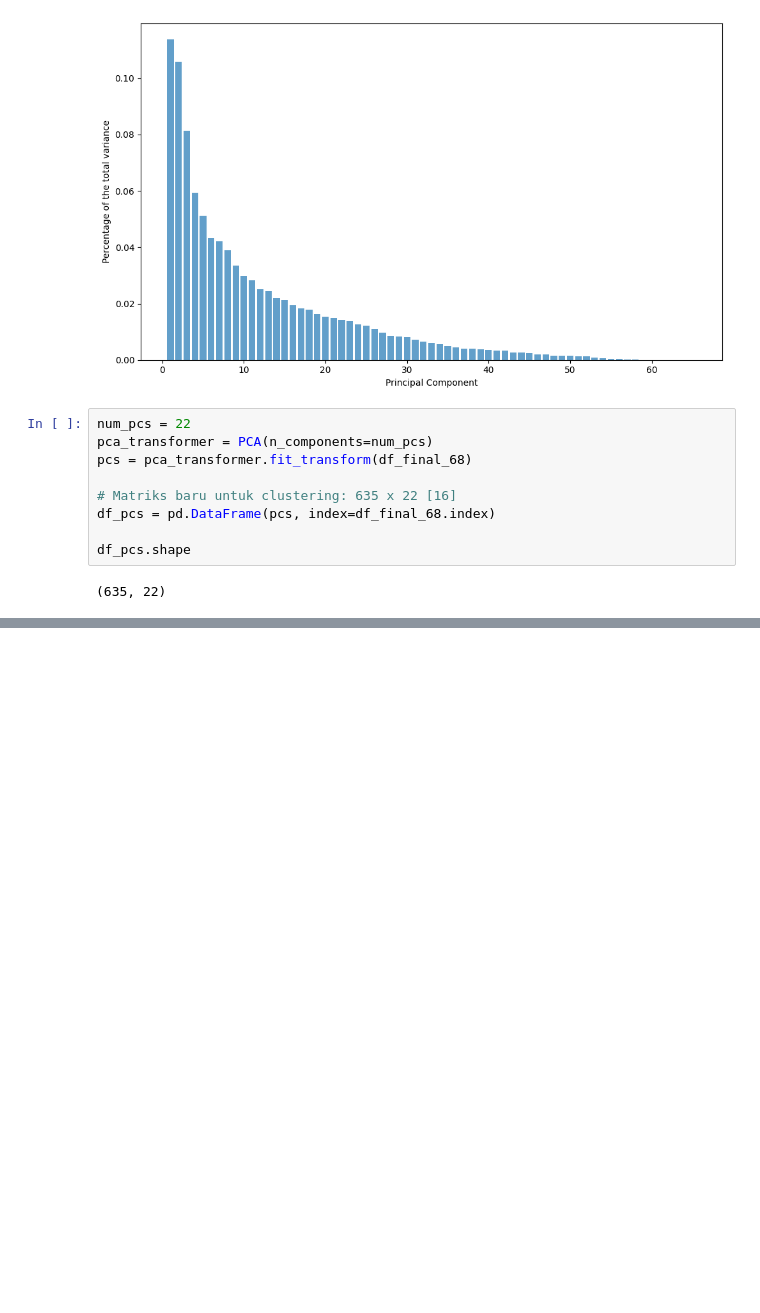
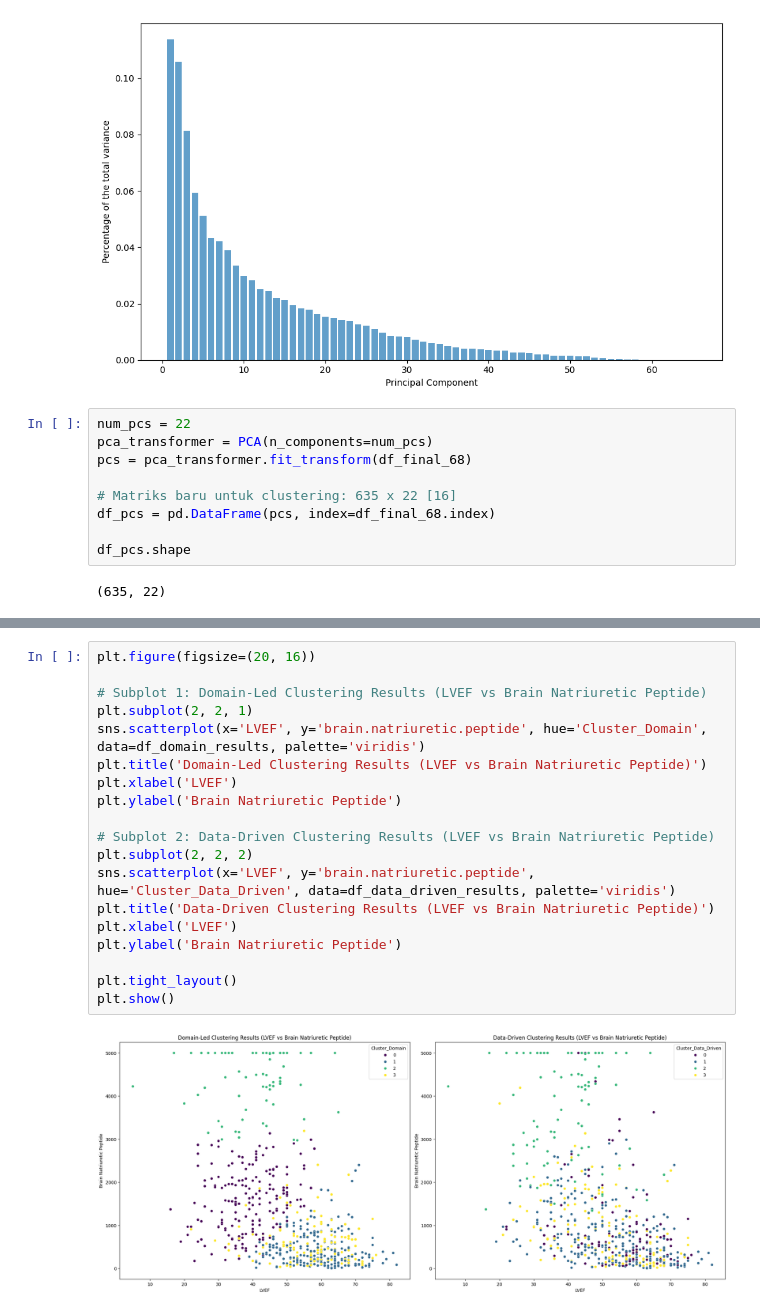
Before and after one commit to Raruu/Machine-Learning-2025, a Jupyter notebook: JS04/Tugas_Jurnal_Hidayat_Widi_Saputra.ipynb, the cells around one changed output, grey strips where cells are left out. Drawn from its saved outputs; the diff is of its cells as text; blank space fills up the shorter version.

```diff
--- a/JS04/Tugas_Jurnal_Hidayat_Widi_Saputra.ipynb
+++ b/JS04/Tugas_Jurnal_Hidayat_Widi_Saputra.ipynb
@@ -357,0 +358,21 @@ df_data_driven_results.groupby('Cluster_Data_Driven')[top_26_features].median()
+# %%
+plt.figure(figsize=(20, 16))
+
+# Subplot 1: Domain-Led Clustering Results (LVEF vs Brain Natriuretic Peptide)
+plt.subplot(2, 2, 1)
+sns.scatterplot(x='LVEF', y='brain.natriuretic.peptide', hue='Cluster_Domain', data=df_domain_results, palette='viridis')
+plt.title('Domain-Led Clustering Results (LVEF vs Brain Natriuretic Peptide)')
+plt.xlabel('LVEF')
+plt.ylabel('Brain Natriuretic Peptide')
+
+# Subplot 2: Data-Driven Clustering Results (LVEF vs Brain Natriuretic Peptide)
+plt.subplot(2, 2, 2)
+sns.scatterplot(x='LVEF', y='brain.natriuretic.peptide', hue='Cluster_Data_Driven', data=df_data_driven_results, palette='viridis')
+plt.title('Data-Driven Clustering Results (LVEF vs Brain Natriuretic Peptide)')
+plt.xlabel('LVEF')
+plt.ylabel('Brain Natriuretic Peptide')
+
+plt.tight_layout()
+plt.show()
+# %% [output]
+[figure, added]
```
Also changed, not shown: parts of 3 cells of this notebook.
